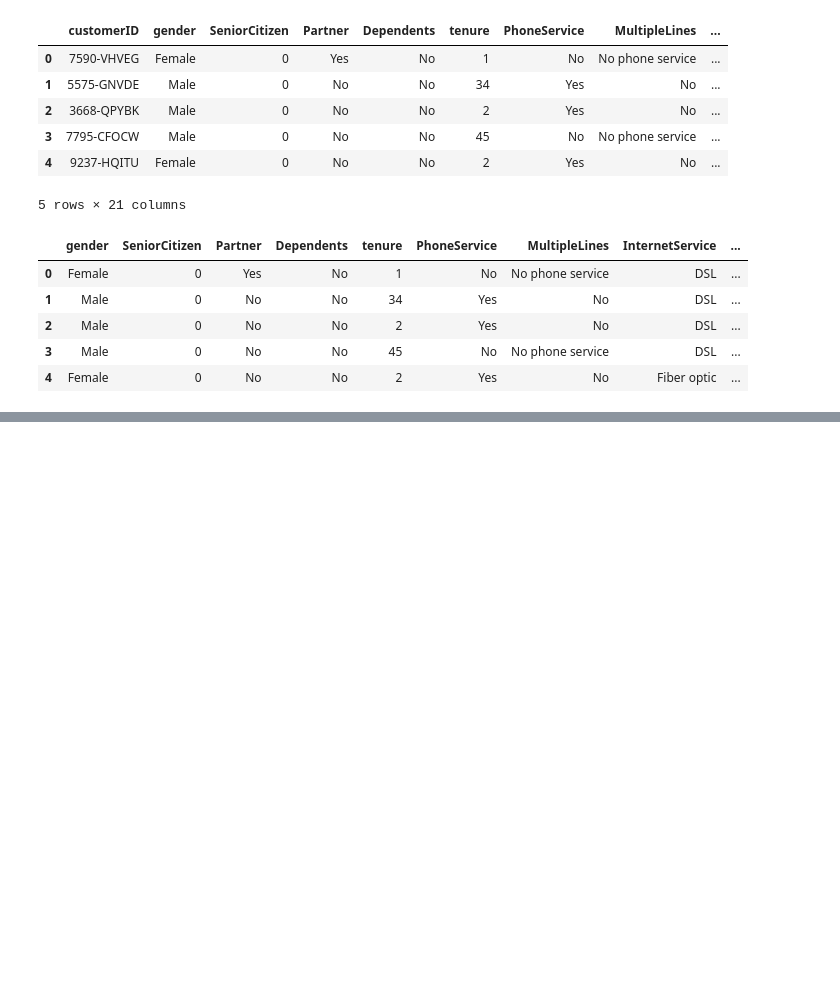
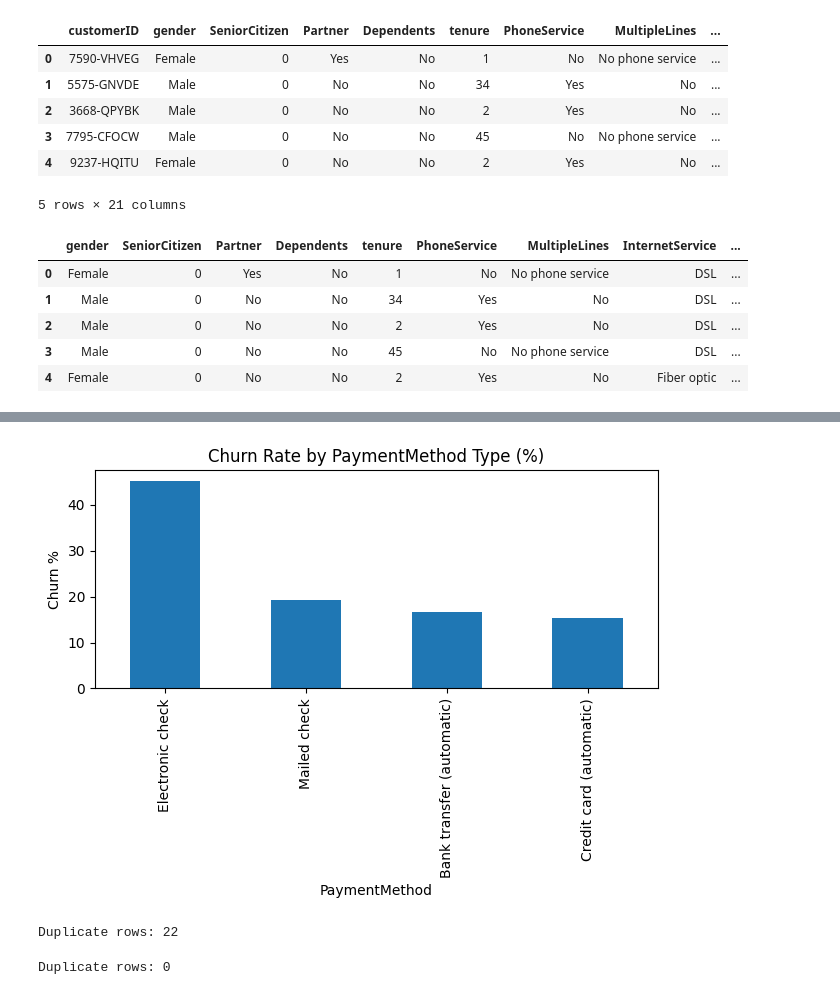
Before and after one commit to jishnuvujichu11-hash/churn_prediction, a Jupyter notebook: notebooks/churn_eda.ipynb, the cells around one changed output, grey strips where cells are left out. Saved outputs shown, nothing was run; the diff lists cells and outputs as text; code cells hidden in the pictures; blank space fills up the shorter version.

Commit message:
added eda and removed null values

```diff
--- a/notebooks/churn_eda.ipynb
+++ b/notebooks/churn_eda.ipynb
@@ -33,0 +74,2 @@ df.head()
+# %%
+df = df.dropna(subset=['TotalCharges'])
@@ -33,0 +147,16 @@ df.head()
+# %%
+# Example plot: Churn rate by Contract
+churn_by_PaymentMethod = (pd.crosstab(df['PaymentMethod'], df['Churn'], normalize='index')['Yes']*100)
+churn_by_PaymentMethod.sort_values(ascending=False).plot(kind='bar')
+plt.title('Churn Rate by PaymentMethod Type (%)')
+plt.ylabel('Churn %')
+plt.tight_layout()
+plt.savefig('../reports/figures/churn_rate_by_PaymentMethod.png', dpi=200)
+plt.show()
+# %% [output]
+[figure, added]
+# %%
+# Check duplicates
+print("\nDuplicate rows:", df.duplicated().sum())
+# %% [output]
+Duplicate rows: 22
@@ -33,0 +166,5 @@ df.head()
+# %%
+# Check duplicates
+print("\nDuplicate rows:", df.duplicated().sum())
+# %% [output]
+Duplicate rows: 0
```
Also changed, not shown: parts of 6 cells of this notebook, 1 other file.
